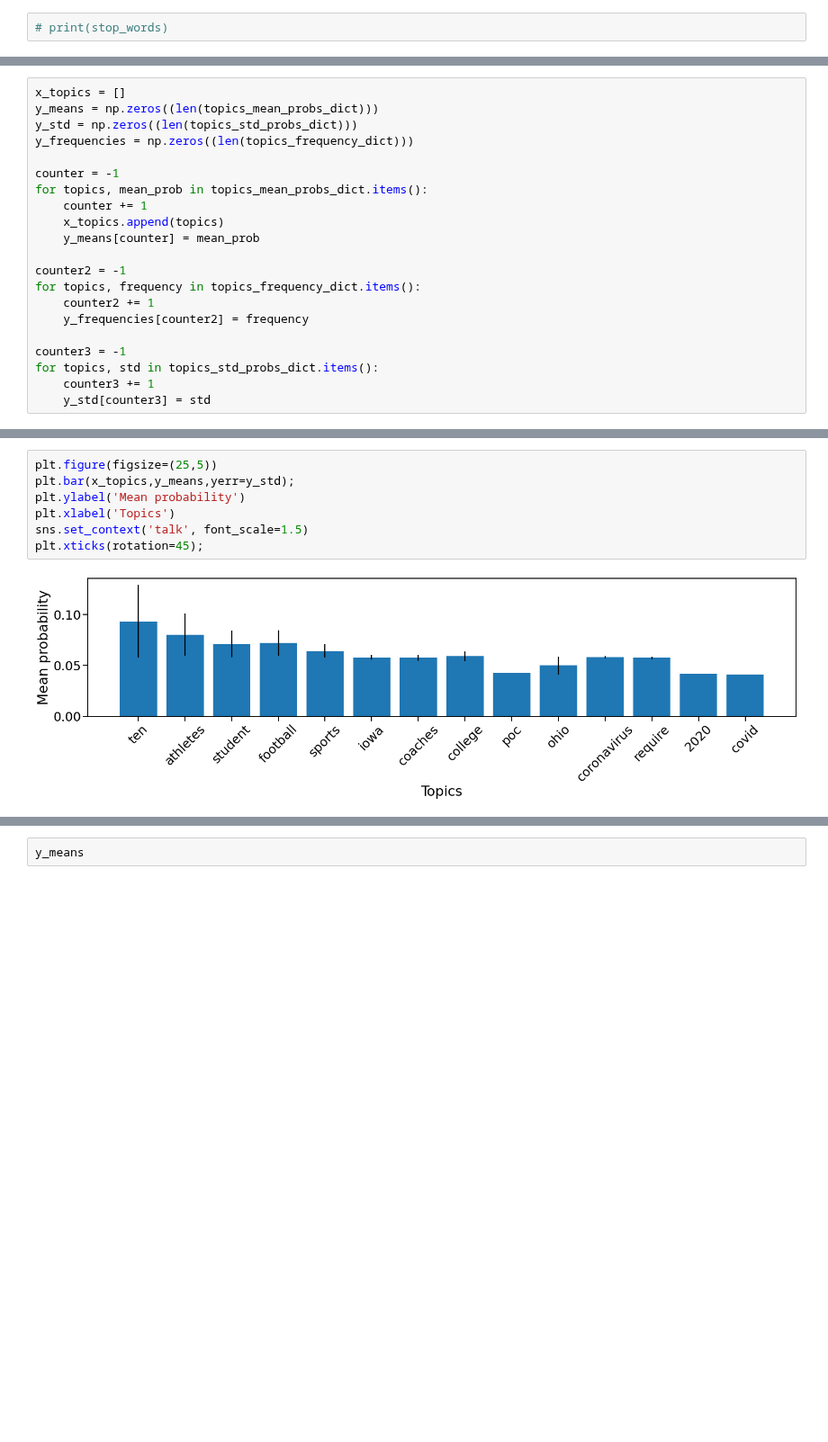
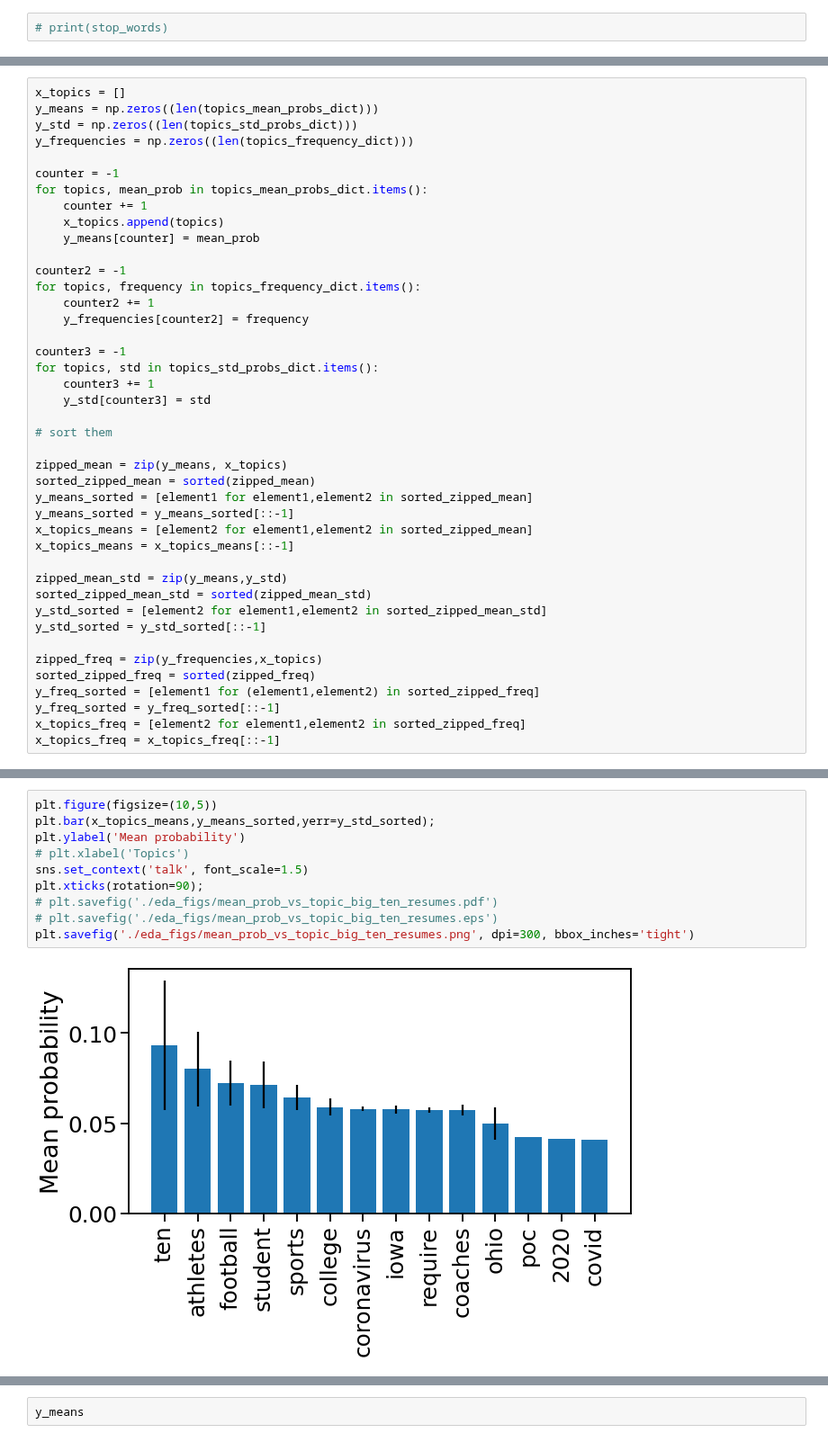
Before and after one commit to sagarsetru/debiaser, a Jupyter notebook: debiaser_eda.ipynb, the cells around one changed output, grey strips where cells are left out. Shown at 90% size. Drawn from its saved outputs; the diff is of its cells as text; blank space fills up the shorter version.

Commit message:
misc changes to plotting code. to do: make chrome extension

```diff
--- a/debiaser_eda.ipynb
+++ b/debiaser_eda.ipynb
@@ -311,3 +311,24 @@ counter3 = -1
 for topics, std in topics_std_probs_dict.items():
     counter3 += 1
     y_std[counter3] = std
+
+# sort them
+
+zipped_mean = zip(y_means, x_topics)
+sorted_zipped_mean = sorted(zipped_mean)
+y_means_sorted = [element1 for element1,element2 in sorted_zipped_mean]
+y_means_sorted = y_means_sorted[::-1]
+x_topics_means = [element2 for element1,element2 in sorted_zipped_mean]
+x_topics_means = x_topics_means[::-1]
+
+zipped_mean_std = zip(y_means,y_std)
+sorted_zipped_mean_std = sorted(zipped_mean_std)
+y_std_sorted = [element2 for element1,element2 in sorted_zipped_mean_std]
+y_std_sorted = y_std_sorted[::-1]
+
+zipped_freq = zip(y_frequencies,x_topics)
+sorted_zipped_freq = sorted(zipped_freq)
+y_freq_sorted = [element1 for (element1,element2) in sorted_zipped_freq]
+y_freq_sorted = y_freq_sorted[::-1]
+x_topics_freq = [element2 for element1,element2 in sorted_zipped_freq]
+x_topics_freq = x_topics_freq[::-1]
@@ -314,10 +343,13 @@ for topics, std in topics_std_probs_dict.items():
 # %%
-plt.figure(figsize=(25,5))
-plt.bar(x_topics,y_means,yerr=y_std);
+plt.figure(figsize=(10,5))
+plt.bar(x_topics_means,y_means_sorted,yerr=y_std_sorted);
 plt.ylabel('Mean probability')
-plt.xlabel('Topics')
+# plt.xlabel('Topics')
 sns.set_context('talk', font_scale=1.5)
-plt.xticks(rotation=45);
+plt.xticks(rotation=90);
+# plt.savefig('./eda_figs/mean_prob_vs_topic_big_ten_resumes.pdf')
+# plt.savefig('./eda_figs/mean_prob_vs_topic_big_ten_resumes.eps')
+plt.savefig('./eda_figs/mean_prob_vs_topic_big_ten_resumes.png', dpi=300, bbox_inches='tight')
 # %% [output]
-[figure, old version]
+[figure, new version]
 # %%
```
Also changed, not shown: parts of 4 cells of this notebook.
